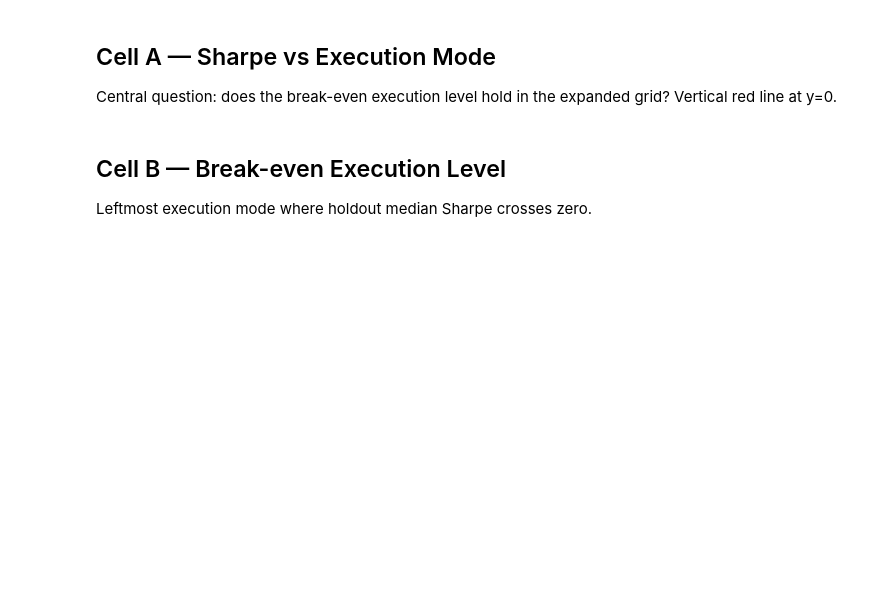
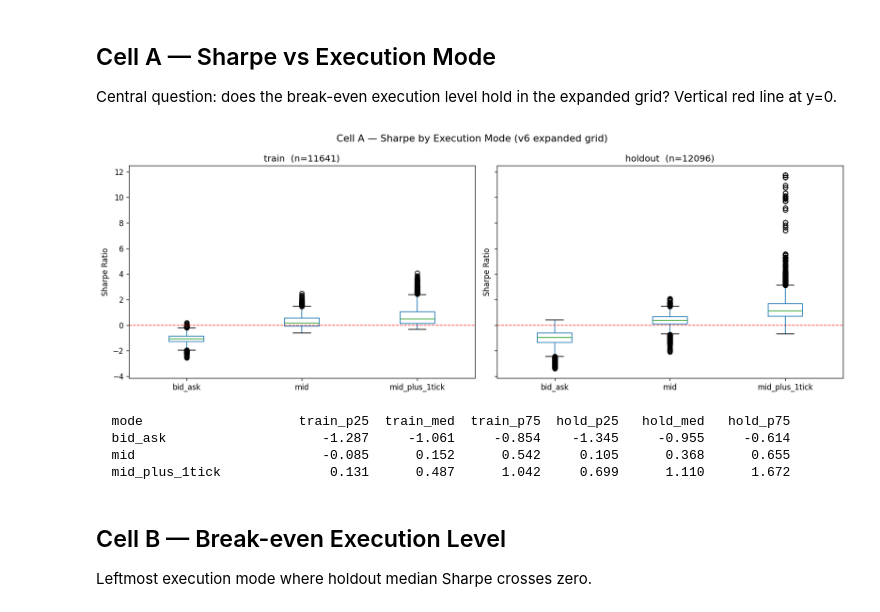
Before and after one commit to osteiner78/options-backtest, a Jupyter notebook: research/2026-05-15 - B3 - v6 expanded grid.ipynb, the cells around one changed output. Cells and saved outputs as stored; diff of their text form; code cells hidden in the pictures; blank space fills up the shorter version.

```diff
--- a/research/2026-05-15 - B3 - v6 expanded grid.ipynb
+++ b/research/2026-05-15 - B3 - v6 expanded grid.ipynb
@@ -114,25 +128,35 @@ Central question: does the break-even execution level hold in the expanded grid?
 Vertical red line at y=0.
 # %%
 fig, axes = plt.subplots(1, 2, figsize=(14, 5), sharey=True)
-for ax, (period, period_df) in zip(axes, [('train', train), ('holdout', holdout)]):
-    period_df.boxplot(column='sharpe', by='execution_mode', ax=ax, grid=False, rot=0)
-    ax.set_title(f'{period}  (n={len(period_df)})', fontsize=12)
-    ax.set_xlabel('')
-    ax.set_ylabel('Sharpe Ratio')
-    ax.axhline(y=0, color='red', linestyle='--', linewidth=1, alpha=0.7)
-fig.suptitle('Cell A — Sharpe by Execution Mode (v6 expanded grid)', fontsize=13)
+for ax, (period, period_df) in zip(axes, [("train", train), ("holdout", holdout)]):
+    period_df.boxplot(column="sharpe", by="execution_mode", ax=ax, grid=False, rot=0)
+    ax.set_title(f"{period}  (n={len(period_df)})", fontsize=12)
+    ax.set_xlabel("")
+    ax.set_ylabel("Sharpe Ratio")
+    ax.axhline(y=0, color="red", linestyle="--", linewidth=1, alpha=0.7)
+fig.suptitle("Cell A — Sharpe by Execution Mode (v6 expanded grid)", fontsize=13)
 plt.tight_layout()
 plt.show()
 
 # Numeric summary
-modes = ['bid_ask', 'mid', 'mid_plus_1tick']
-print(f'\n  {"mode":<22} {"train_p25":>10} {"train_med":>10} {"train_p75":>10}'
-      f'{"hold_p25":>10} {"hold_med":>10} {"hold_p75":>10}')
+modes = ["bid_ask", "mid", "mid_plus_1tick"]
+print(
+    f'\n  {"mode":<22} {"train_p25":>10} {"train_med":>10} {"train_p75":>10}'
+    f'{"hold_p25":>10} {"hold_med":>10} {"hold_p75":>10}'
+)
 for mode in modes:
-    tr = train[train['execution_mode'] == mode]['sharpe']
-    ho = holdout[holdout['execution_mode'] == mode]['sharpe']
-    print(f'  {mode:<22} {tr.quantile(0.25):>10.3f} {tr.median():>10.3f} {tr.quantile(0.75):>10.3f}'
-          f'{ho.quantile(0.25):>10.3f} {ho.median():>10.3f} {ho.quantile(0.75):>10.3f}')
+    tr = train[train["execution_mode"] == mode]["sharpe"]
+    ho = holdout[holdout["execution_mode"] == mode]["sharpe"]
+    print(
+        f"  {mode:<22} {tr.quantile(0.25):>10.3f} {tr.median():>10.3f} {tr.quantile(0.75):>10.3f}"
+        f"{ho.quantile(0.25):>10.3f} {ho.median():>10.3f} {ho.quantile(0.75):>10.3f}"
+    )
+# %% [output]
+[figure, added]
+  mode                    train_p25  train_med  train_p75  hold_p25   hold_med   hold_p75
+  bid_ask                    -1.287     -1.061     -0.854    -1.345     -0.955     -0.614
+  mid                        -0.085      0.152      0.542     0.105      0.368      0.655
+  mid_plus_1tick              0.131      0.487      1.042     0.699      1.110      1.672
 # %% [markdown]
 ## Cell B — Break-even Execution Level
 
```
Also changed, not shown: parts of 14 cells of this notebook, 1 other file.
